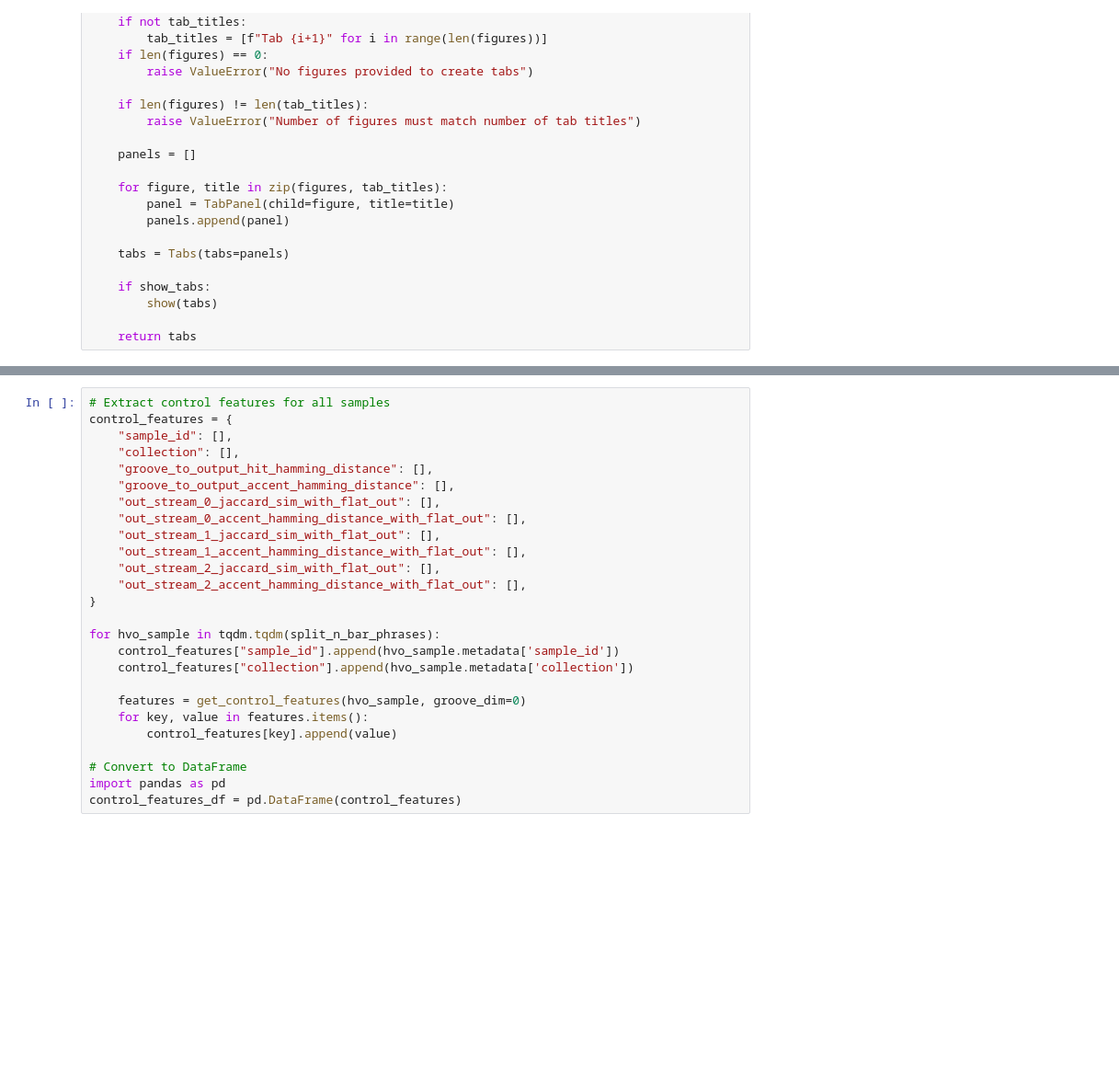
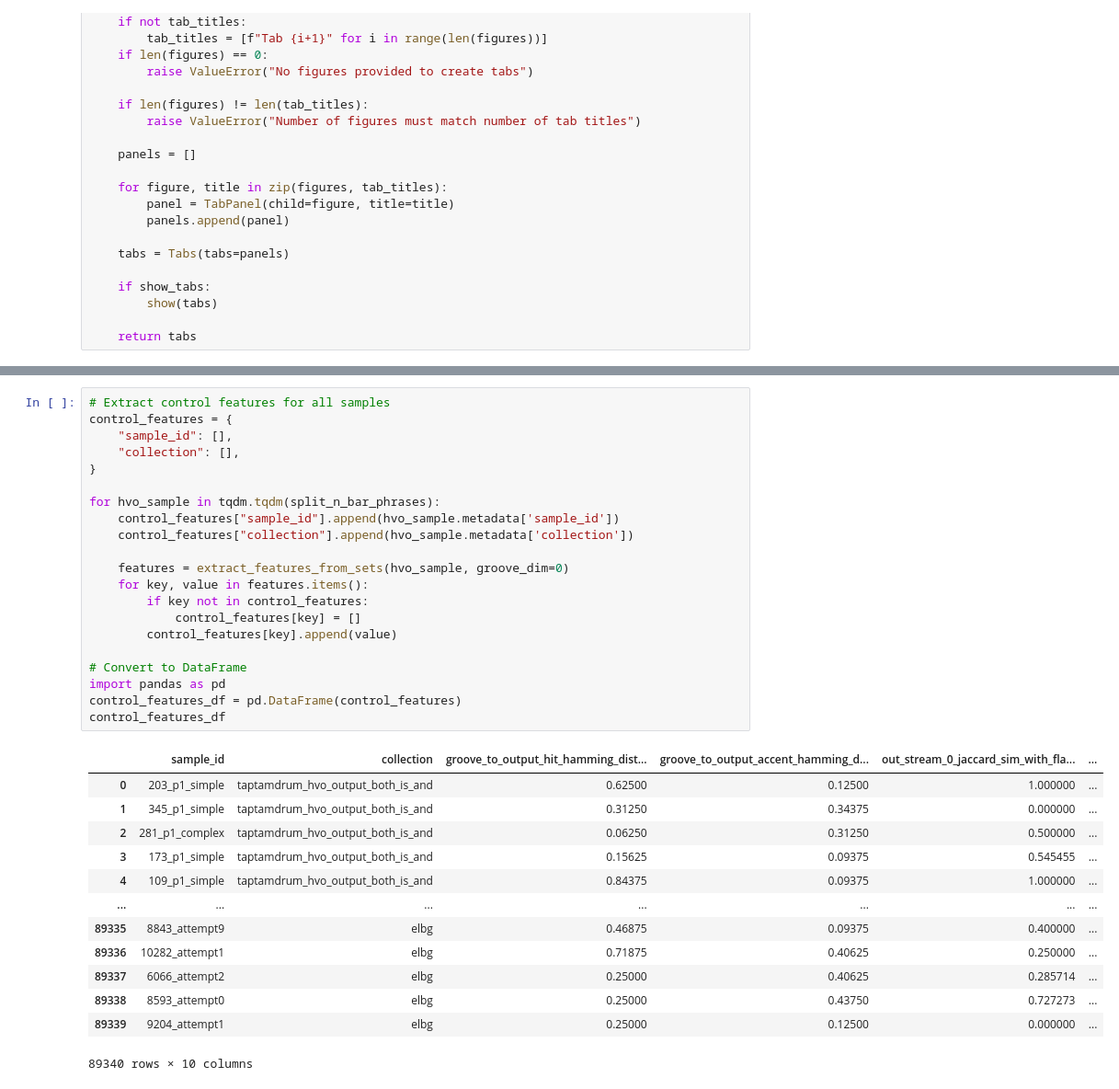
Before and after one commit to justinbosma/TripleStreams, a Jupyter notebook: Dataloader.ipynb, the cells around one changed output, grey strips where cells are left out. Shown at 92% size. Cells and saved outputs as stored; diff of their text form; blank space fills up the shorter version.

```diff
--- a/Dataloader.ipynb
+++ b/Dataloader.ipynb
@@ -324,29 +325,38 @@ get_control_features(hvo_samples[0], groove_dim=0)
 # %%
 # Extract control features for all samples
 control_features = {
     "sample_id": [],
     "collection": [],
-    "groove_to_output_hit_hamming_distance": [],
-    "groove_to_output_accent_hamming_distance": [],
-    "out_stream_0_jaccard_sim_with_flat_out": [],
-    "out_stream_0_accent_hamming_distance_with_flat_out": [],
-    "out_stream_1_jaccard_sim_with_flat_out": [],
-    "out_stream_1_accent_hamming_distance_with_flat_out": [],
-    "out_stream_2_jaccard_sim_with_flat_out": [],
-    "out_stream_2_accent_hamming_distance_with_flat_out": [],
 }
 
 for hvo_sample in tqdm.tqdm(split_n_bar_phrases):
     control_features["sample_id"].append(hvo_sample.metadata['sample_id'])
     control_features["collection"].append(hvo_sample.metadata['collection'])
 
-    features = get_control_features(hvo_sample, groove_dim=0)
+    features = extract_features_from_sets(hvo_sample, groove_dim=0)
     for key, value in features.items():
+        if key not in control_features:
+            control_features[key] = []
         control_features[key].append(value)
 
 # Convert to DataFrame
 import pandas as pd
 control_features_df = pd.DataFrame(control_features)
+control_features_df
+# %% [output]
+|  | sample_id | collection | groove_to_output_hit_hamming_dist... | groove_to_output_accent_hamming_d... | out_stream_0_jaccard_sim_with_fla... | ... |
+| 0 | 203_p1_simple | taptamdrum_hvo_output_both_is_and | 0.62500 | 0.12500 | 1.000000 | ... |
+| 1 | 345_p1_simple | taptamdrum_hvo_output_both_is_and | 0.31250 | 0.34375 | 0.000000 | ... |
+| 2 | 281_p1_complex | taptamdrum_hvo_output_both_is_and | 0.06250 | 0.31250 | 0.500000 | ... |
+| 3 | 173_p1_simple | taptamdrum_hvo_output_both_is_and | 0.15625 | 0.09375 | 0.545455 | ... |
+| 4 | 109_p1_simple | taptamdrum_hvo_output_both_is_and | 0.84375 | 0.09375 | 1.000000 | ... |
+| ... | ... | ... | ... | ... | ... | ... |
+| 89335 | 8843_attempt9 | elbg | 0.46875 | 0.09375 | 0.400000 | ... |
+| 89336 | 10282_attempt1 | elbg | 0.71875 | 0.40625 | 0.250000 | ... |
+| 89337 | 6066_attempt2 | elbg | 0.25000 | 0.40625 | 0.285714 | ... |
+| 89338 | 8593_attempt0 | elbg | 0.25000 | 0.43750 | 0.727273 | ... |
+| 89339 | 9204_attempt1 | elbg | 0.25000 | 0.12500 | 0.000000 | ... |
+89340 rows × 10 columns
 # %%
 # plot violin plots of the control features
 import seaborn as sns
```
Also changed, not shown: parts of 6 cells of this notebook.
